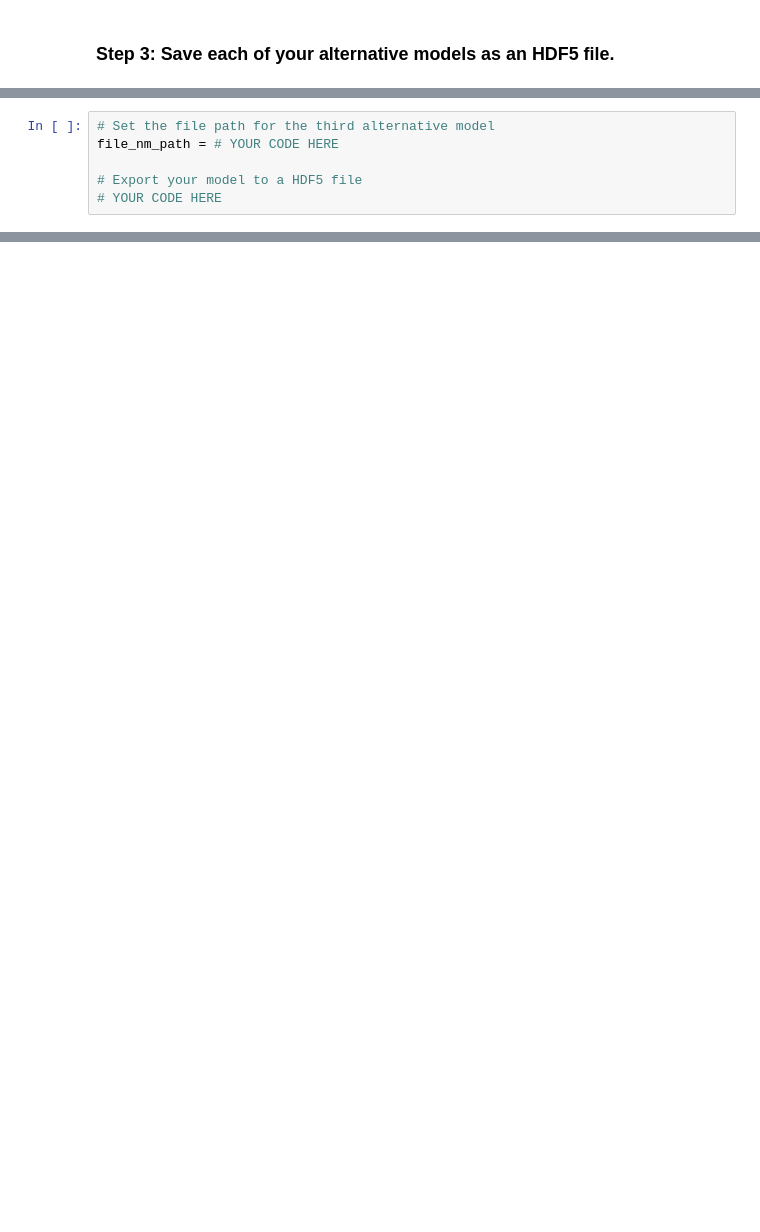
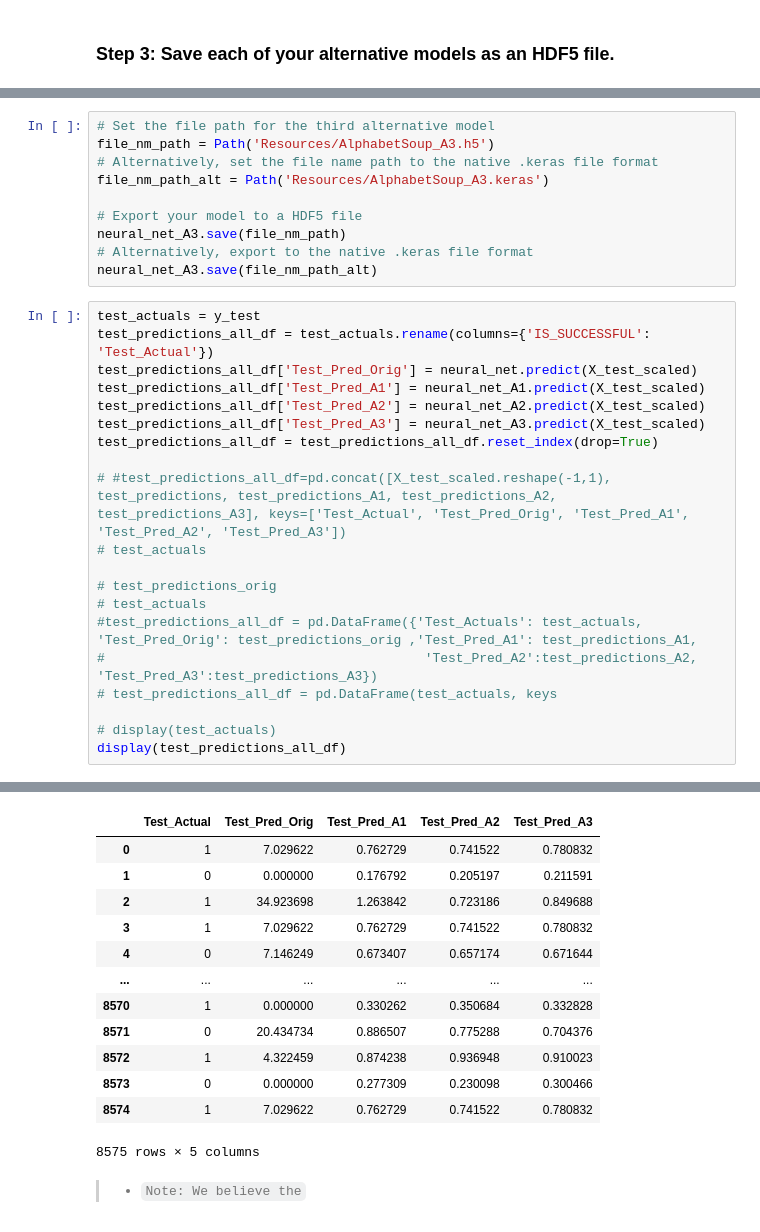
Before and after one commit to boz-tcm/neural-networks-challenge, a Jupyter notebook: venture_funding_with_deep_learning.ipynb, the cells around one changed output, grey strips where cells are left out. Drawn from its saved outputs; the diff is of its cells as text; blank space fills up the shorter version.

```diff
--- a/venture_funding_with_deep_learning.ipynb
+++ b/venture_funding_with_deep_learning.ipynb
@@ -986,6 +1042,31 @@ file_nm_path = # YOUR CODE HERE
 # %%
 # Set the file path for the third alternative model
-file_nm_path = # YOUR CODE HERE
+file_nm_path = Path('Resources/AlphabetSoup_A3.h5')
+# Alternatively, set the file name path to the native .keras file format
+file_nm_path_alt = Path('Resources/AlphabetSoup_A3.keras')
 
 # Export your model to a HDF5 file
-# YOUR CODE HERE
+neural_net_A3.save(file_nm_path)
+# Alternatively, export to the native .keras file format
+neural_net_A3.save(file_nm_path_alt)
+# %%
+test_actuals = y_test
+test_predictions_all_df = test_actuals.rename(columns={'IS_SUCCESSFUL': 'Test_Actual'})
+test_predictions_all_df['Test_Pred_Orig'] = neural_net.predict(X_test_scaled)
+test_predictions_all_df['Test_Pred_A1'] = neural_net_A1.predict(X_test_scaled)
+test_predictions_all_df['Test_Pred_A2'] = neural_net_A2.predict(X_test_scaled)
+test_predictions_all_df['Test_Pred_A3'] = neural_net_A3.predict(X_test_scaled)
+test_predictions_all_df = test_predictions_all_df.reset_index(drop=True)
+
+# #test_predictions_all_df=pd.concat([X_test_scaled.reshape(-1,1), test_predictions, test_predictions_A1, test_predictions_A2, test_predictions_A3], keys=['Test_Actual', 'Test_Pred_Orig', 'Test_Pred_A1', 'Test_Pred_A2', 'Test_Pred_A3'])
+# test_actuals
+
+# test_predictions_orig
+# test_actuals
+#test_predictions_all_df = pd.DataFrame({'Test_Actuals': test_actuals, 'Test_Pred_Orig': test_predictions_orig ,'Test_Pred_A1': test_predictions_A1,
+#                                         'Test_Pred_A2':test_predictions_A2, 'Test_Pred_A3':test_predictions_A3})
+# test_predictions_all_df = pd.DataFrame(test_actuals, keys
+
+# display(test_actuals)
+display(test_predictions_all_df)
+# %% [output]
@@ -991,0 +1077,15 @@ file_nm_path = # YOUR CODE HERE
+|  | Test_Actual | Test_Pred_Orig | Test_Pred_A1 | Test_Pred_A2 | Test_Pred_A3 |
+| 0 | 1 | 7.029622 | 0.762729 | 0.741522 | 0.780832 |
+| 1 | 0 | 0.000000 | 0.176792 | 0.205197 | 0.211591 |
+| 2 | 1 | 34.923698 | 1.263842 | 0.723186 | 0.849688 |
+| 3 | 1 | 7.029622 | 0.762729 | 0.741522 | 0.780832 |
+| 4 | 0 | 7.146249 | 0.673407 | 0.657174 | 0.671644 |
+| ... | ... | ... | ... | ... | ... |
+| 8570 | 1 | 0.000000 | 0.330262 | 0.350684 | 0.332828 |
+| 8571 | 0 | 20.434734 | 0.886507 | 0.775288 | 0.704376 |
+| 8572 | 1 | 4.322459 | 0.874238 | 0.936948 | 0.910023 |
+| 8573 | 0 | 0.000000 | 0.277309 | 0.230098 | 0.300466 |
+| 8574 | 1 | 7.029622 | 0.762729 | 0.741522 | 0.780832 |
+8575 rows × 5 columns
+# %% [markdown]
+>* `Note: We believe the`
```
Also changed, not shown: parts of 19 cells of this notebook, 8 other files.
